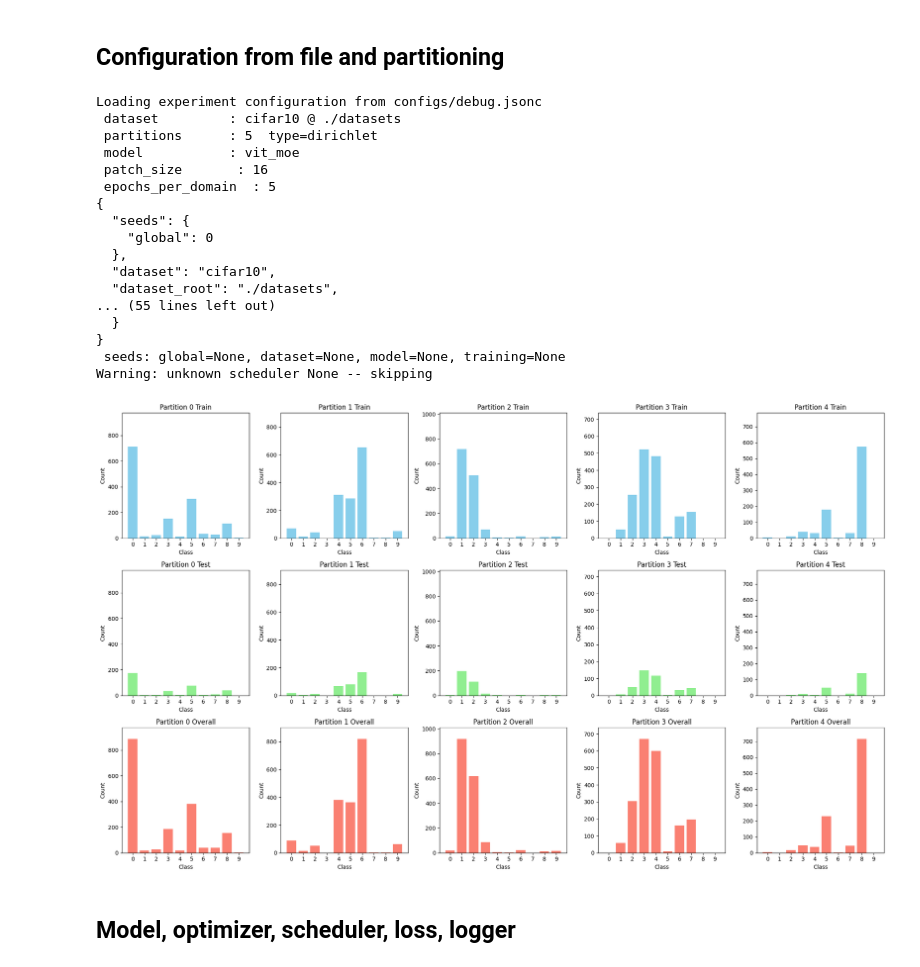
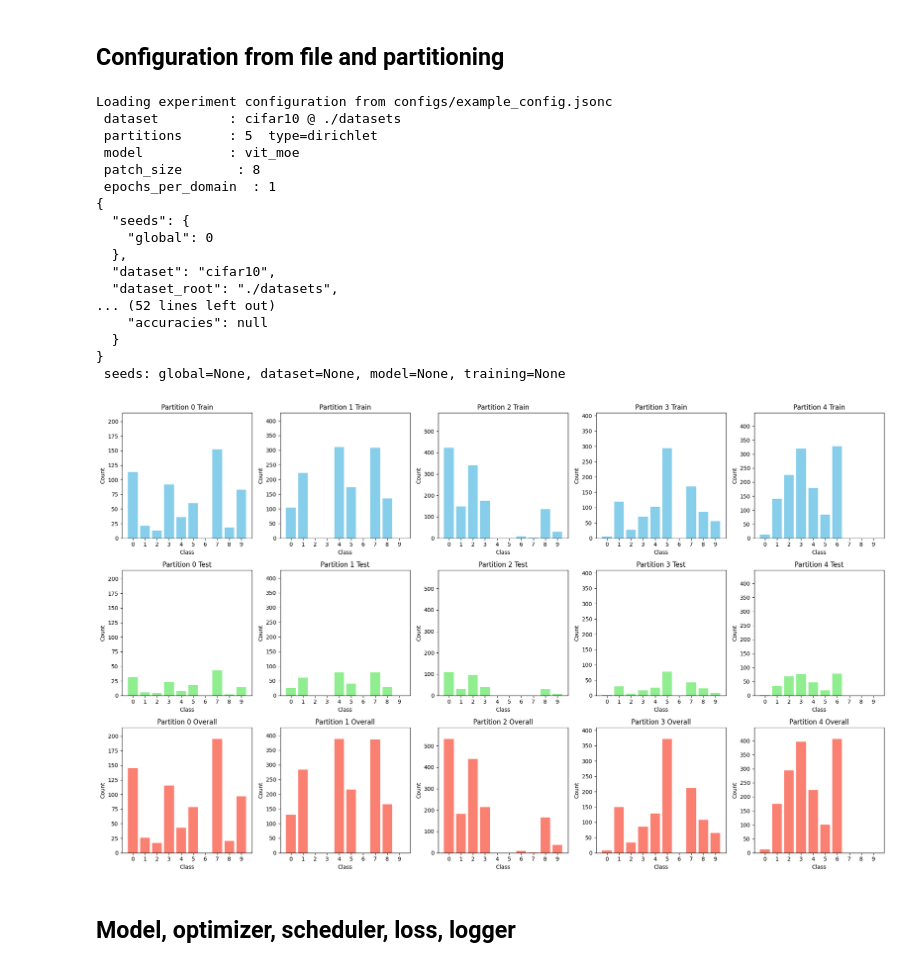
Before and after one commit to scaleoutsystems/continous-MoE, a Jupyter notebook: DIL_Experiment.ipynb, the cells around one changed output. Saved outputs shown, nothing was run; the diff lists cells and outputs as text; code cells hidden in the pictures.

```diff
--- a/DIL_Experiment.ipynb
+++ b/DIL_Experiment.ipynb
@@ -38,7 +38,7 @@ cuda
 # Reproducibility and configuration
 # ----------------------------------------
 
-cfg_file = "configs/debug.jsonc"  # change as needed
+cfg_file = "configs/example_config.jsonc"  # change as needed
 setup = load_config(cfg_file)
 # note: loader will automatically insert `img_size` into cfg['model'] based
 # on the first batch so you generally don't need to specify it manually.
@@ -111,39 +111,39 @@ if cfg.get("baseline", {}).get("train", False):
             bopt = torch.optim.AdamW(bmodel.parameters(), lr=lr)
         else:
             raise ValueError(f"Unsupported optimizer {opt_cfg['name']}")
         for _ in range(epochs_per_domain):
             bmodel.train()
             for x, y in train_loaders[d]:
                 x, y = x.to(device), y.to(device)
                 bopt.zero_grad()
                 loss = setup["criterion"](bmodel(x), y)
                 loss.backward()
                 bopt.step()
         acc = evaluate_accuracy(bmodel, test_loaders[d], device)
         baseline_accs.append(acc)
     print("Baseline accuracies per domain:", baseline_accs)
 
 # plot partition distributions for sanity check
 plot_partition_distributions(train_loaders, test_loaders, num_classes=num_classes)
 # %% [output]
-Loading experiment configuration from configs/debug.jsonc
+Loading experiment configuration from configs/example_config.jsonc
  dataset         : cifar10 @ ./datasets
  partitions      : 5  type=dirichlet
  model           : vit_moe
- patch_size       : 16
- epochs_per_domain  : 5
+ patch_size       : 8
+ epochs_per_domain  : 1
 {
   "seeds": {
     "global": 0
   },
   "dataset": "cifar10",
   "dataset_root": "./datasets",
-... (55 lines left out)
+... (52 lines left out)
+    "accuracies": null
   }
 }
  seeds: global=None, dataset=None, model=None, training=None
-Warning: unknown scheduler None -- skipping
-[figure, old version]
+[figure, new version]
 # %% [markdown]
 ## Model, optimizer, scheduler, loss, logger
 # %%
```
Also changed, not shown: parts of 4 cells of this notebook, 8 other files.
